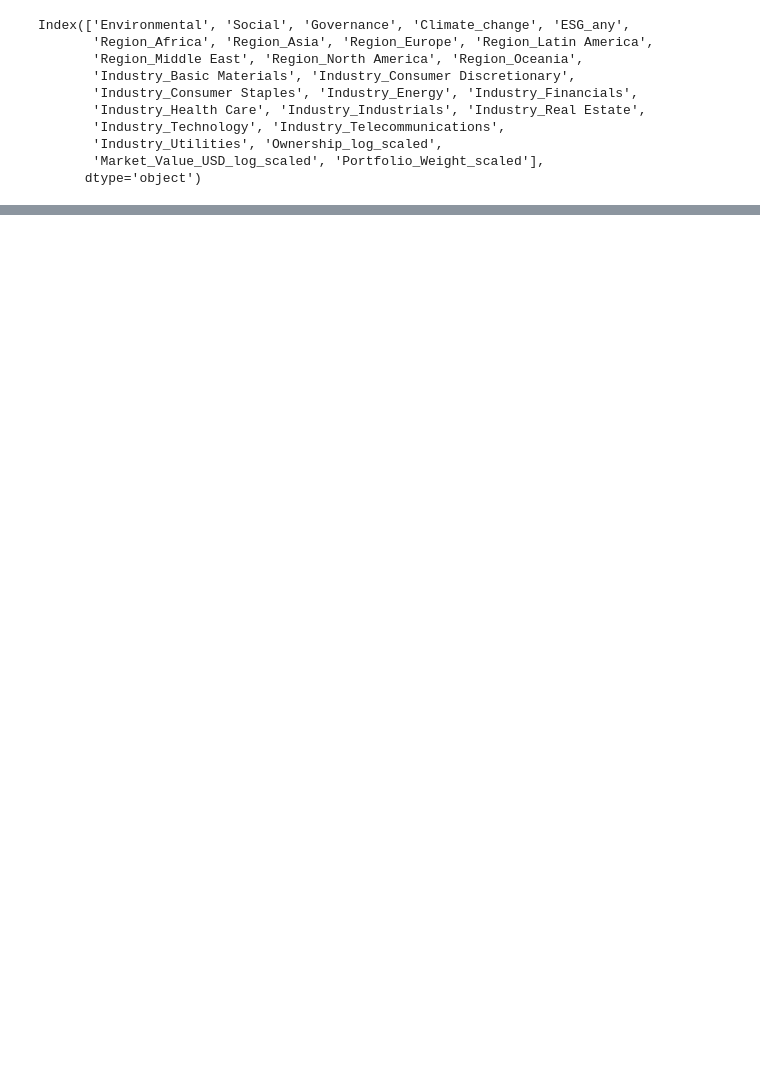
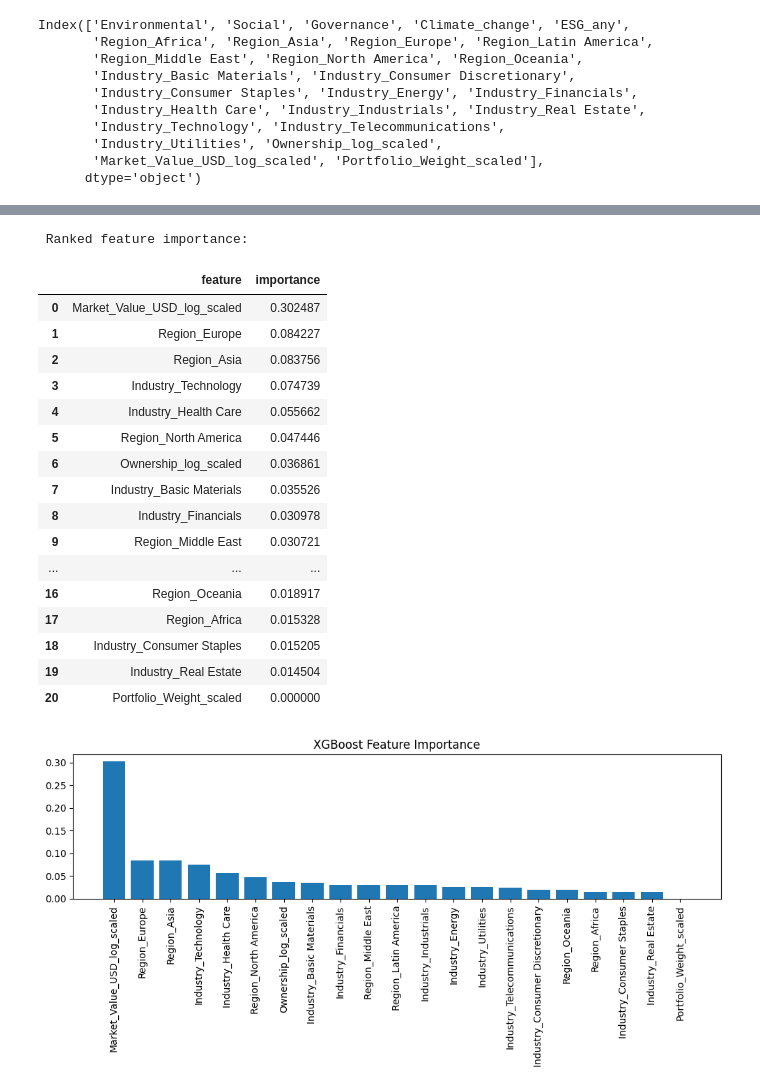
Before and after one commit to JoseBarros23/gpfg-esg-ml-analysis-2024, a Jupyter notebook: esg_ml.ipynb, the cells around one changed output, grey strips where cells are left out. Cells and saved outputs as stored; diff of their text form; code cells hidden in the pictures; blank space fills up the shorter version.

```diff
--- a/esg_ml.ipynb
+++ b/esg_ml.ipynb
@@ -79,0 +640,65 @@ print(lb)
+# %%
+def plot_feature_importance(model, feature_names, title):
+    """
+    Extracts and plots feature importance for supported models.
+    Also prints a ranked DataFrame of features by importance.
+    """
+
+    #  Extract importance depending on model type
+    if hasattr(model, "feature_importances_"):
+        # Tree-based models
+        importance = model.feature_importances_
+
+    elif model.__class__.__name__ == "CatBoostClassifier":
+        # CatBoost uses a different method
+        importance = model.get_feature_importance()
+
+    else:
+        raise ValueError("This model does not provide feature importance.")
+
+    #  Sort importances
+    sorted_idx = np.argsort(importance)[::-1]
+    importance_sorted = importance[sorted_idx]
+    feature_sorted = np.array(feature_names)[sorted_idx]
+
+    #  Create DataFrame of ranked features
+    df_importance = pd.DataFrame({
+        "feature": feature_sorted,
+        "importance": importance_sorted
+    })
+
+    print("\n Ranked feature importance:")
+    display(df_importance)
+
+    #  Plot
+    plt.figure(figsize=(10, 5))
+    plt.bar(range(len(importance_sorted)), importance_sorted)
+    plt.xticks(range(len(feature_sorted)), feature_sorted, rotation=90)
+    plt.title(title)
+    plt.tight_layout()
+    plt.show()
+
+    return df_importance
+# %%
+#Plotting the featur importance of the best model
+plot_feature_importance(models_loaded['xgboost'], X_train.columns, "XGBoost Feature Importance")
+# %% [output]
+ Ranked feature importance:
+|  | feature | importance |
+| 0 | Market_Value_USD_log_scaled | 0.302487 |
+| 1 | Region_Europe | 0.084227 |
+| 2 | Region_Asia | 0.083756 |
+| 3 | Industry_Technology | 0.074739 |
+| 4 | Industry_Health Care | 0.055662 |
+| 5 | Region_North America | 0.047446 |
+| 6 | Ownership_log_scaled | 0.036861 |
+| 7 | Industry_Basic Materials | 0.035526 |
+| 8 | Industry_Financials | 0.030978 |
+| 9 | Region_Middle East | 0.030721 |
+| ... | ... | ... |
+| 16 | Region_Oceania | 0.018917 |
+| 17 | Region_Africa | 0.015328 |
+| 18 | Industry_Consumer Staples | 0.015205 |
+| 19 | Industry_Real Estate | 0.014504 |
+| 20 | Portfolio_Weight_scaled | 0.000000 |
+[figure, added]
```
Also changed, not shown: parts of 72 cells of this notebook.
